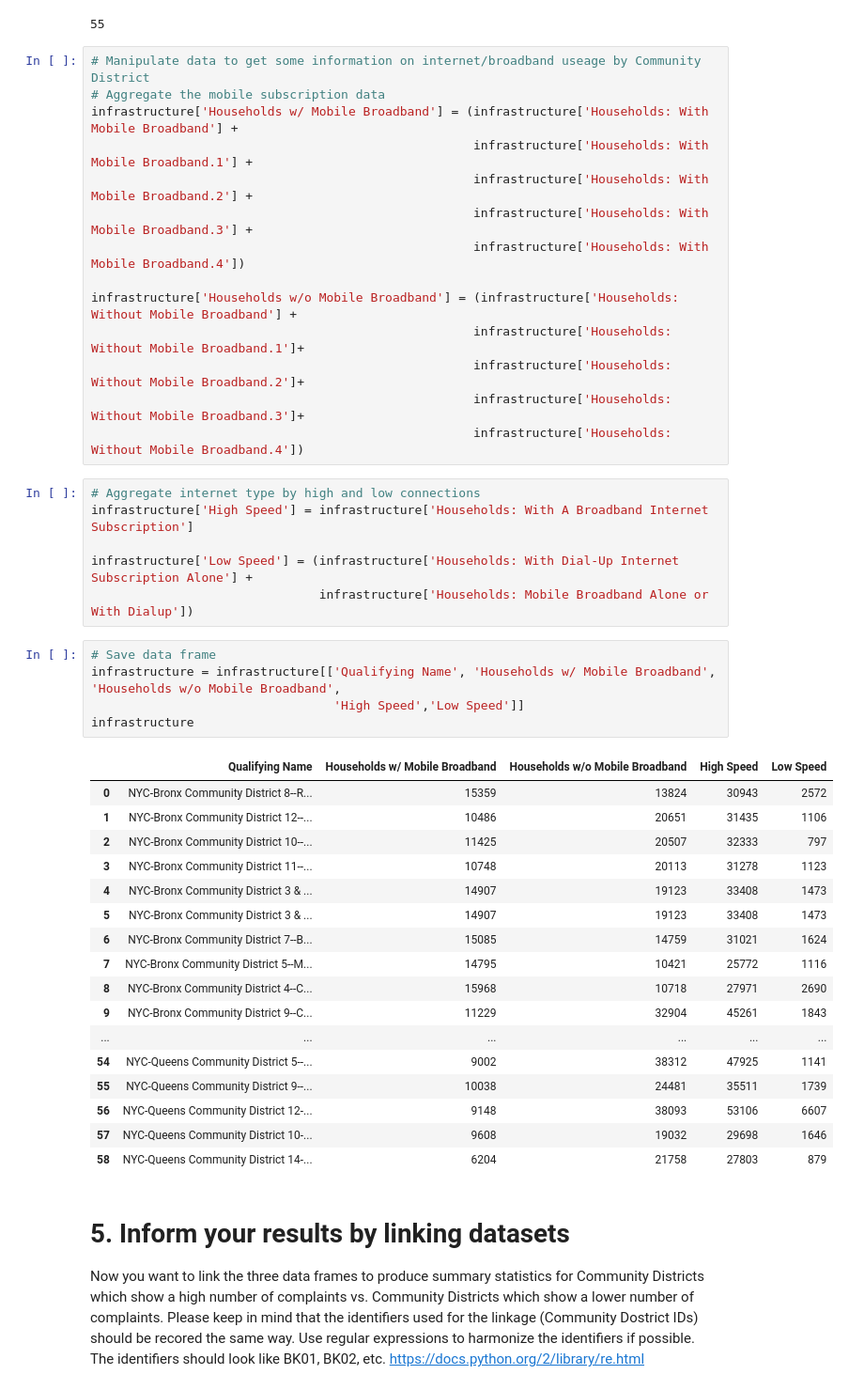
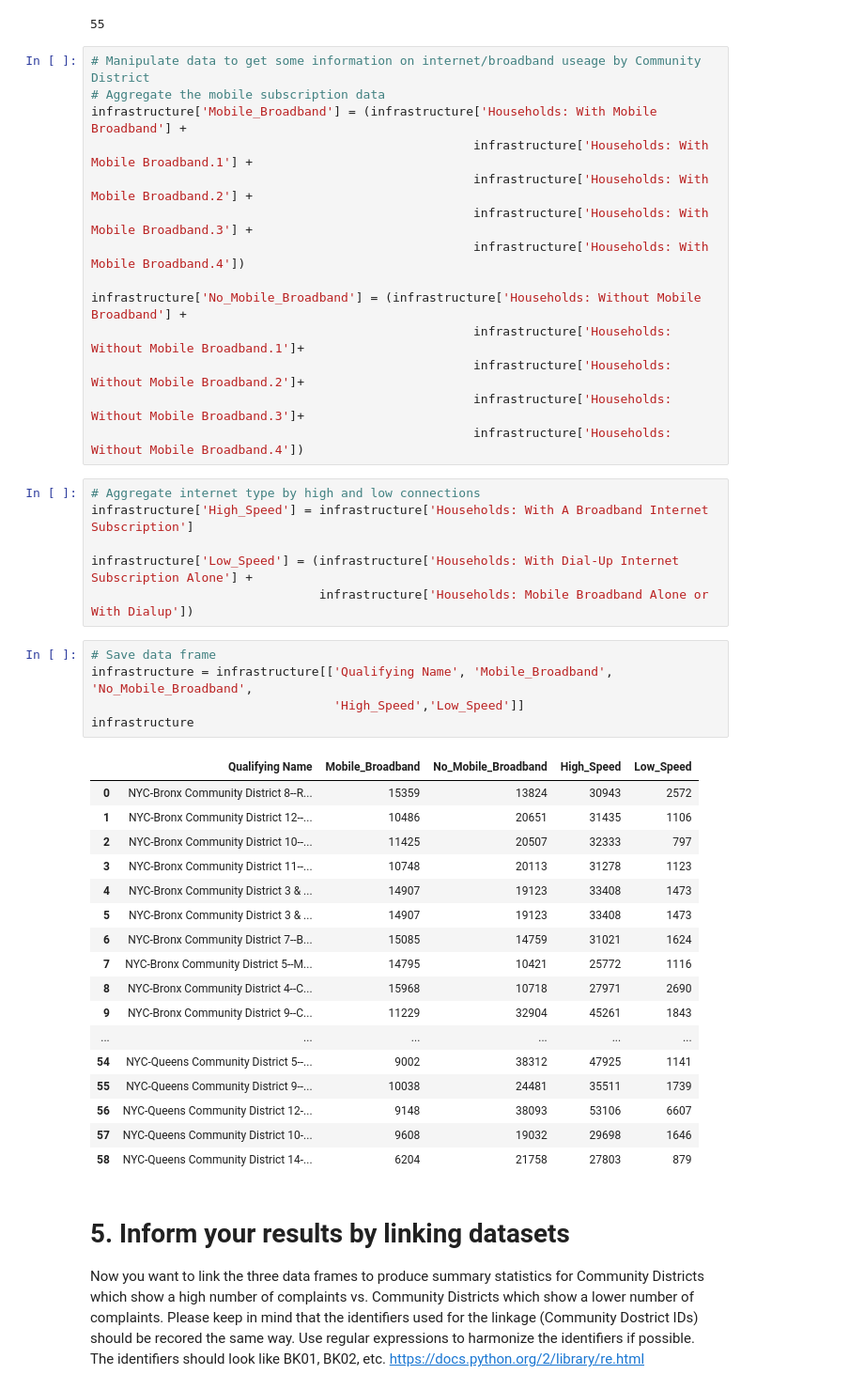
Before and after one commit to tashay/PUI2016_tg1478, a Jupyter notebook: HW8_tg1478/HW8_1_tg1478.ipynb, the cells around one changed output. Shown at 94% size. Drawn from its saved outputs; the diff is of its cells as text.

```diff
--- a/HW8_tg1478/HW8_1_tg1478.ipynb
+++ b/HW8_tg1478/HW8_1_tg1478.ipynb
@@ -239,30 +249,30 @@ np.count_nonzero(infra_unique)
 # %%
 # Manipulate data to get some information on internet/broadband useage by Community District
 # Aggregate the mobile subscription data
-infrastructure['Households w/ Mobile Broadband'] = (infrastructure['Households: With Mobile Broadband'] +
+infrastructure['Mobile_Broadband'] = (infrastructure['Households: With Mobile Broadband'] +
                                                     infrastructure['Households: With Mobile Broadband.1'] +
                                                     infrastructure['Households: With Mobile Broadband.2'] +
                                                     infrastructure['Households: With Mobile Broadband.3'] +
                                                     infrastructure['Households: With Mobile Broadband.4'])
 
-infrastructure['Households w/o Mobile Broadband'] = (infrastructure['Households: Without Mobile Broadband'] +
+infrastructure['No_Mobile_Broadband'] = (infrastructure['Households: Without Mobile Broadband'] +
                                                     infrastructure['Households: Without Mobile Broadband.1']+
                                                     infrastructure['Households: Without Mobile Broadband.2']+
                                                     infrastructure['Households: Without Mobile Broadband.3']+
                                                     infrastructure['Households: Without Mobile Broadband.4'])
 # %%
 # Aggregate internet type by high and low connections
-infrastructure['High Speed'] = infrastructure['Households: With A Broadband Internet Subscription']
+infrastructure['High_Speed'] = infrastructure['Households: With A Broadband Internet Subscription']
 
-infrastructure['Low Speed'] = (infrastructure['Households: With Dial-Up Internet Subscription Alone'] +
+infrastructure['Low_Speed'] = (infrastructure['Households: With Dial-Up Internet Subscription Alone'] +
                                infrastructure['Households: Mobile Broadband Alone or With Dialup'])
 # %%
 # Save data frame
-infrastructure = infrastructure[['Qualifying Name', 'Households w/ Mobile Broadband', 'Households w/o Mobile Broadband',
-                                 'High Speed','Low Speed']]
+infrastructure = infrastructure[['Qualifying Name', 'Mobile_Broadband', 'No_Mobile_Broadband',
+                                 'High_Speed','Low_Speed']]
 infrastructure
 # %% [output]
-|  | Qualifying Name | Households w/ Mobile Broadband | Households w/o Mobile Broadband | High Speed | Low Speed |
+|  | Qualifying Name | Mobile_Broadband | No_Mobile_Broadband | High_Speed | Low_Speed |
 | 0 | NYC-Bronx Community District 8--R... | 15359 | 13824 | 30943 | 2572 |
 | 1 | NYC-Bronx Community District 12--... | 10486 | 20651 | 31435 | 1106 |
 | 2 | NYC-Bronx Community District 10--... | 11425 | 20507 | 32333 | 797 |
```
Also changed, not shown: parts of 15 cells of this notebook.
